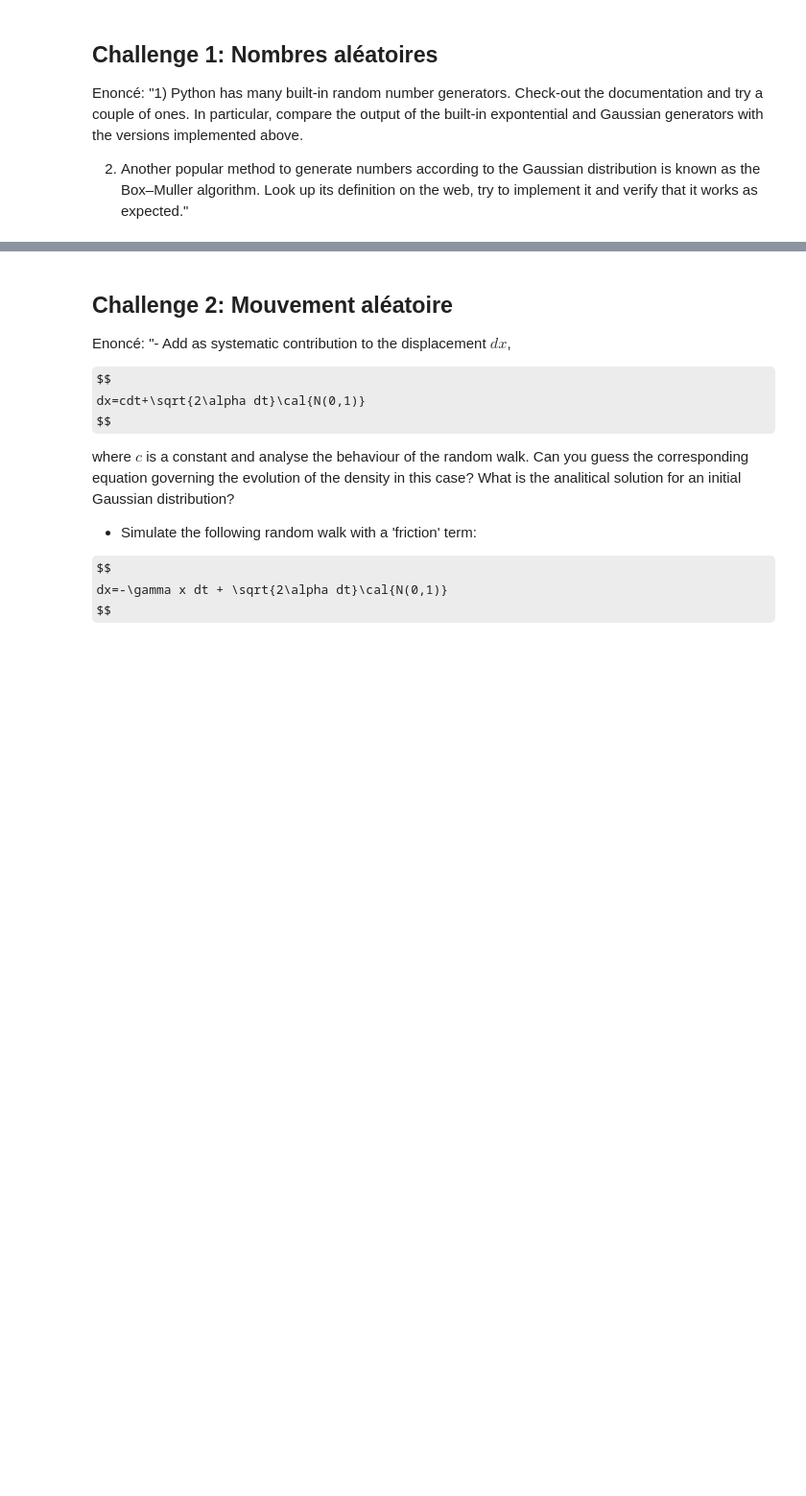
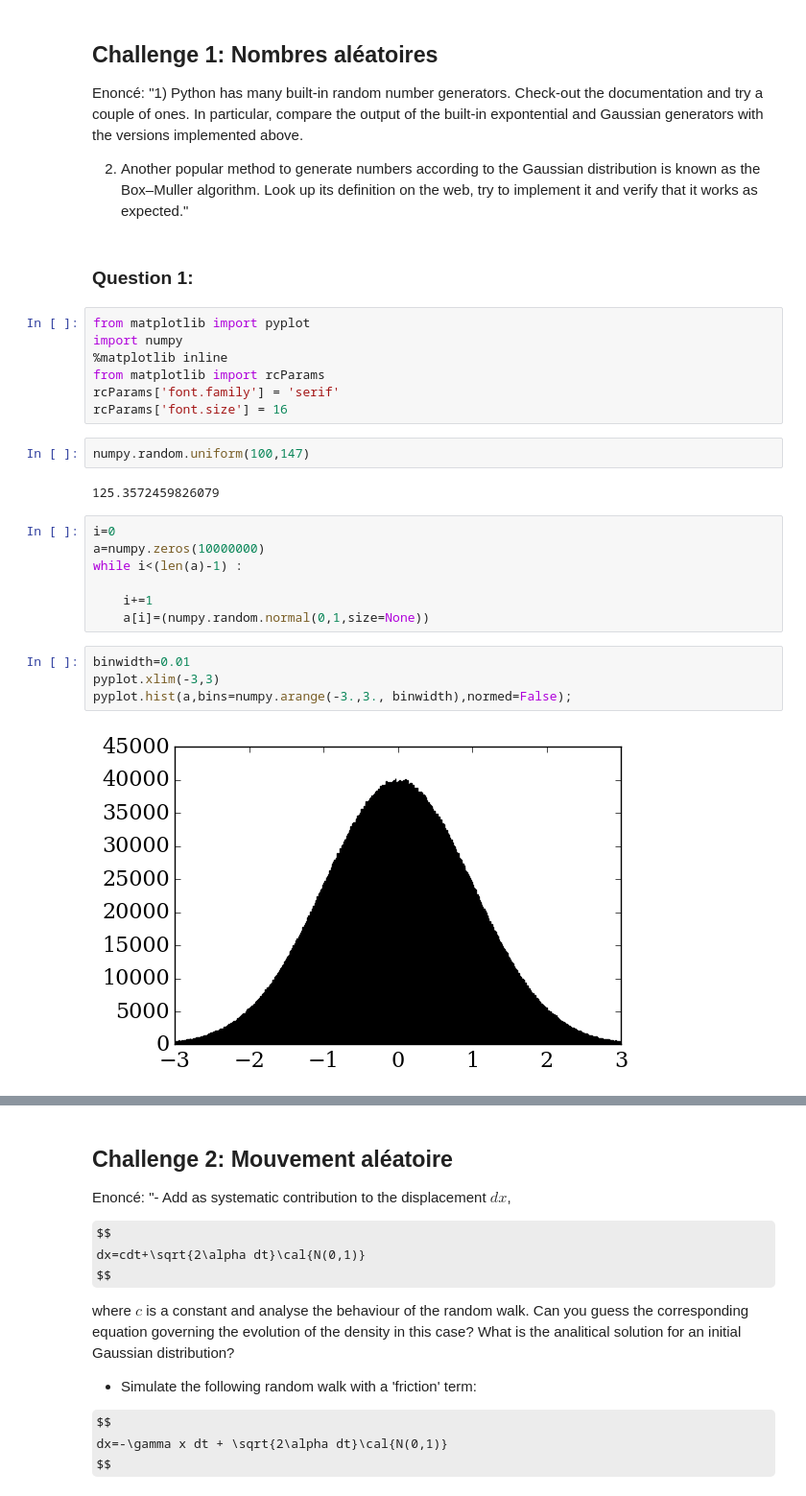
Before and after one commit to be-rays/Module6_MonteCarlo, a Jupyter notebook: MonteCarlo.ipynb, the cells around one changed output, grey strips where cells are left out. Shown at 96% size. Drawn from its saved outputs; the diff is of its cells as text; some formulas as TeX source; blank space fills up the shorter version.

```diff
--- a/MonteCarlo.ipynb
+++ b/MonteCarlo.ipynb
@@ -18,3 +11,29 @@ Enoncé:
 "1) Python has many built-in random number generators. Check-out the documentation and try a couple of ones. In particular, compare the output of the built-in expontential and Gaussian generators with the versions implemented above.
 
 2) Another popular method to generate numbers according to the Gaussian distribution is known as the Box–Muller algorithm. Look up its definition on the web, try to implement it and verify that it works as expected."
+# %% [markdown]
+### Question 1:
+# %%
+from matplotlib import pyplot
+import numpy
+%matplotlib inline
+from matplotlib import rcParams
+rcParams['font.family'] = 'serif'
+rcParams['font.size'] = 16
+# %%
+numpy.random.uniform(100,147)
+# %% [output]
+125.3572459826079
+# %%
+i=0
+a=numpy.zeros(10000000)
+while i<(len(a)-1) :
+
+    i+=1
+    a[i]=(numpy.random.normal(0,1,size=None))
+# %%
+binwidth=0.01
+pyplot.xlim(-3,3)
+pyplot.hist(a,bins=numpy.arange(-3.,3., binwidth),normed=False);
+# %% [output]
+[figure, added]
```
Also changed, not shown: parts of 9 cells of this notebook.
